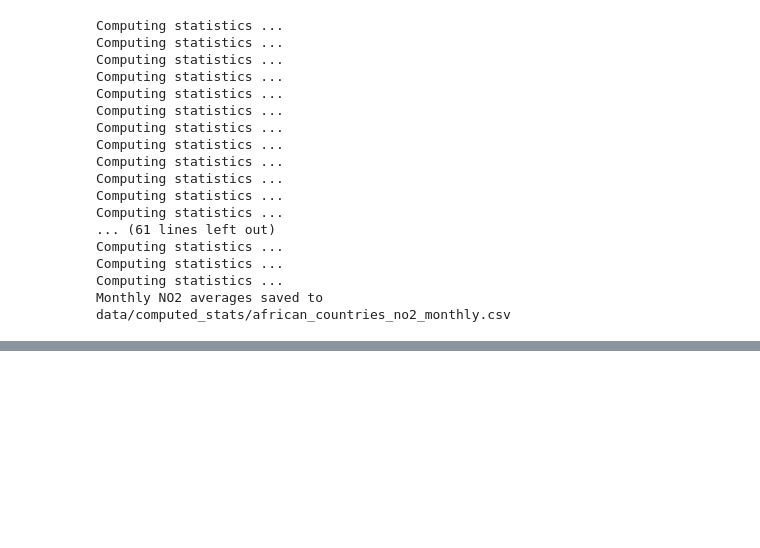
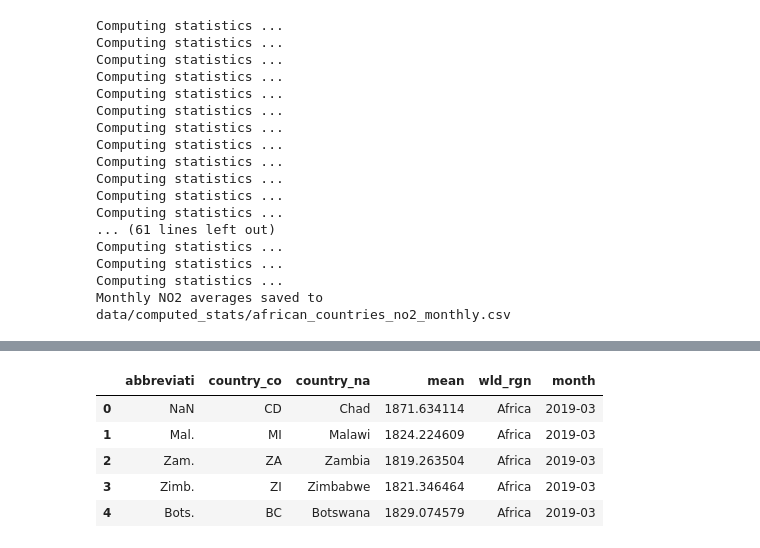
Before and after one commit to owlzyseyes/air-quality-monitoring, a Jupyter notebook: notebook.ipynb, the cells around one changed output, grey strips where cells are left out. Cells and saved outputs as stored; diff of their text form; code cells hidden in the pictures; blank space fills up the shorter version.

```diff
--- a/notebook.ipynb
+++ b/notebook.ipynb
@@ -236,0 +386,9 @@ results['mean'].hist()
+# %%
+geemap.csv_to_df('data/computed_stats/african_countries_methane_monthly.csv').head()
+# %% [output]
+|  | abbreviati | country_co | country_na | mean | wld_rgn | month |
+| 0 | NaN | CD | Chad | 1871.634114 | Africa | 2019-03 |
+| 1 | Mal. | MI | Malawi | 1824.224609 | Africa | 2019-03 |
+| 2 | Zam. | ZA | Zambia | 1819.263504 | Africa | 2019-03 |
+| 3 | Zimb. | ZI | Zimbabwe | 1821.346464 | Africa | 2019-03 |
+| 4 | Bots. | BC | Botswana | 1829.074579 | Africa | 2019-03 |
```
Also changed, not shown: parts of 18 cells of this notebook, 10 other files.
